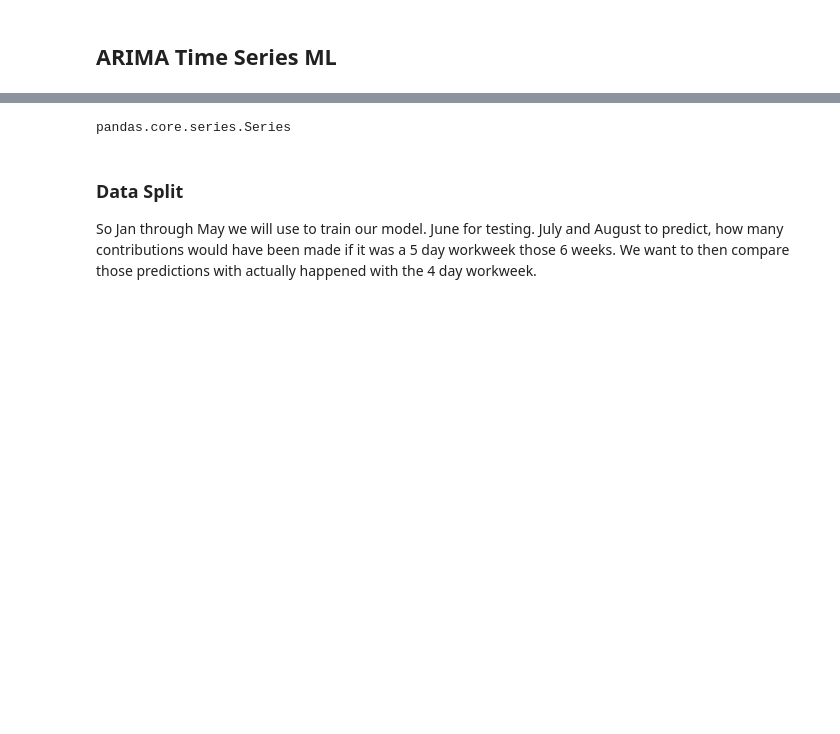
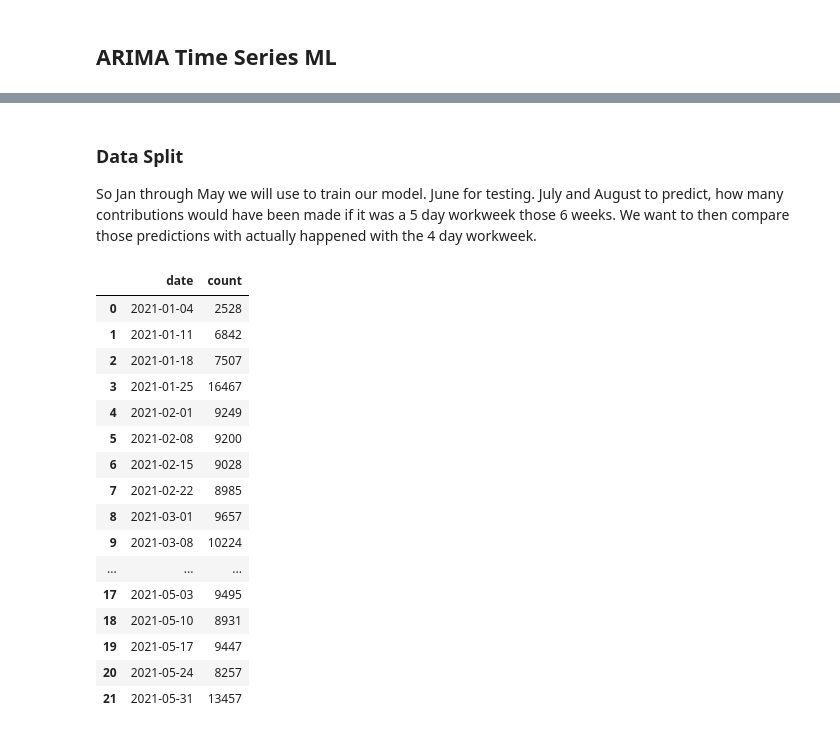
Before and after one commit to anastasia-pashkova/TDI_capstone, a Jupyter notebook: FINAL/aap_capstone_data_analysis_model.ipynb, the cells around one changed output, grey strips where cells are left out. Drawn from its saved outputs; the diff is of its cells as text; code cells hidden in the pictures; blank space fills up the shorter version.

```diff
--- a/FINAL/aap_capstone_data_analysis_model.ipynb
+++ b/FINAL/aap_capstone_data_analysis_model.ipynb
@@ -483,4 +462,0 @@ Freq: W-MON, Name: count, dtype: int64
-# %%
-type(ser1)
-# %% [output]
-pandas.core.series.Series
@@ -497,0 +469,22 @@ df_all_users_weekly_test_june
+# %%
+train_reset_index = df_all_users_weekly_train_jan_may.reset_index()
+# %%
+train_reset_index
+# %% [output]
+|  | date | count |
+| 0 | 2021-01-04 | 2528 |
+| 1 | 2021-01-11 | 6842 |
+| 2 | 2021-01-18 | 7507 |
+| 3 | 2021-01-25 | 16467 |
+| 4 | 2021-02-01 | 9249 |
+| 5 | 2021-02-08 | 9200 |
+| 6 | 2021-02-15 | 9028 |
+| 7 | 2021-02-22 | 8985 |
+| 8 | 2021-03-01 | 9657 |
+| 9 | 2021-03-08 | 10224 |
+| ... | ... | ... |
+| 17 | 2021-05-03 | 9495 |
+| 18 | 2021-05-10 | 8931 |
+| 19 | 2021-05-17 | 9447 |
+| 20 | 2021-05-24 | 8257 |
+| 21 | 2021-05-31 | 13457 |
```
Also changed, not shown: parts of 27 cells of this notebook, 1 other file.
